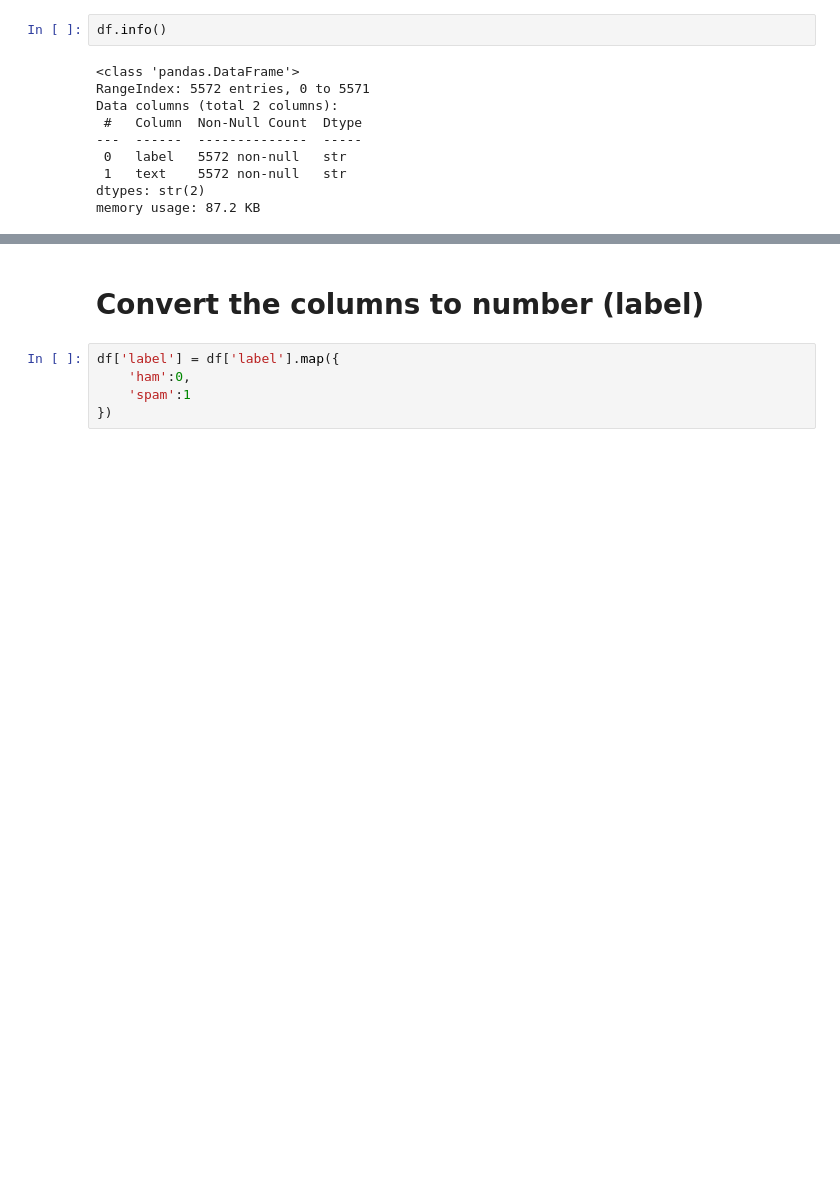
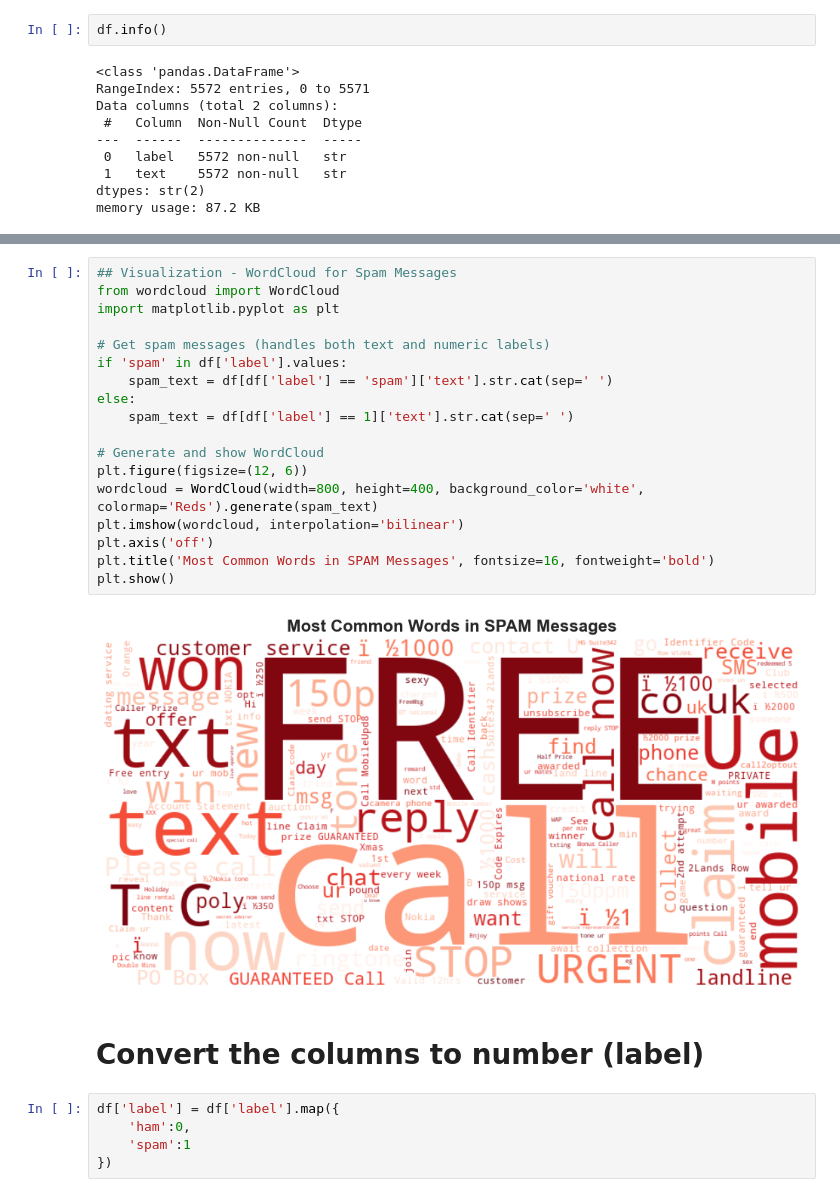
Before and after one commit to BasharShakeeb/Email-Spam-Detection, a Jupyter notebook: code.ipynb, the cells around one changed output, grey strips where cells are left out. Cells and saved outputs as stored; diff of their text form; blank space fills up the shorter version.

```diff
--- a/code.ipynb
+++ b/code.ipynb
@@ -62,3 +146,23 @@ memory usage: 87.2 KB
+# %%
+## Visualization - WordCloud for Spam Messages
+from wordcloud import WordCloud
+import matplotlib.pyplot as plt
+
+# Get spam messages (handles both text and numeric labels)
+if 'spam' in df['label'].values:
+    spam_text = df[df['label'] == 'spam']['text'].str.cat(sep=' ')
+else:
+    spam_text = df[df['label'] == 1]['text'].str.cat(sep=' ')
+
+# Generate and show WordCloud
+plt.figure(figsize=(12, 6))
+wordcloud = WordCloud(width=800, height=400, background_color='white', colormap='Reds').generate(spam_text)
+plt.imshow(wordcloud, interpolation='bilinear')
+plt.axis('off')
+plt.title('Most Common Words in SPAM Messages', fontsize=16, fontweight='bold')
+plt.show()
+# %% [output]
+[figure, added]
 # %% [markdown]
 # Convert the columns to number (label)
 # %%
```
Also changed, not shown: parts of 9 cells of this notebook, 19 other files.
